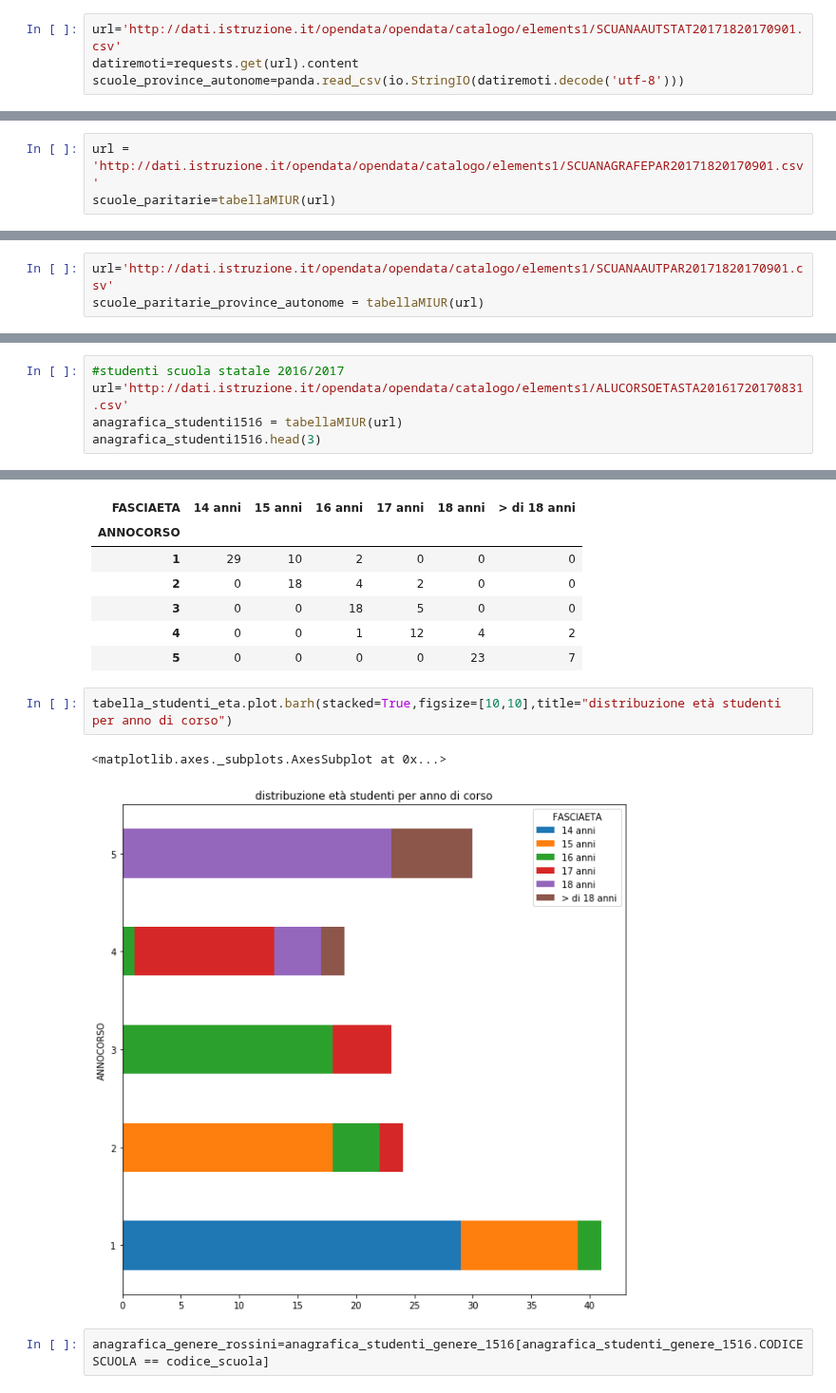
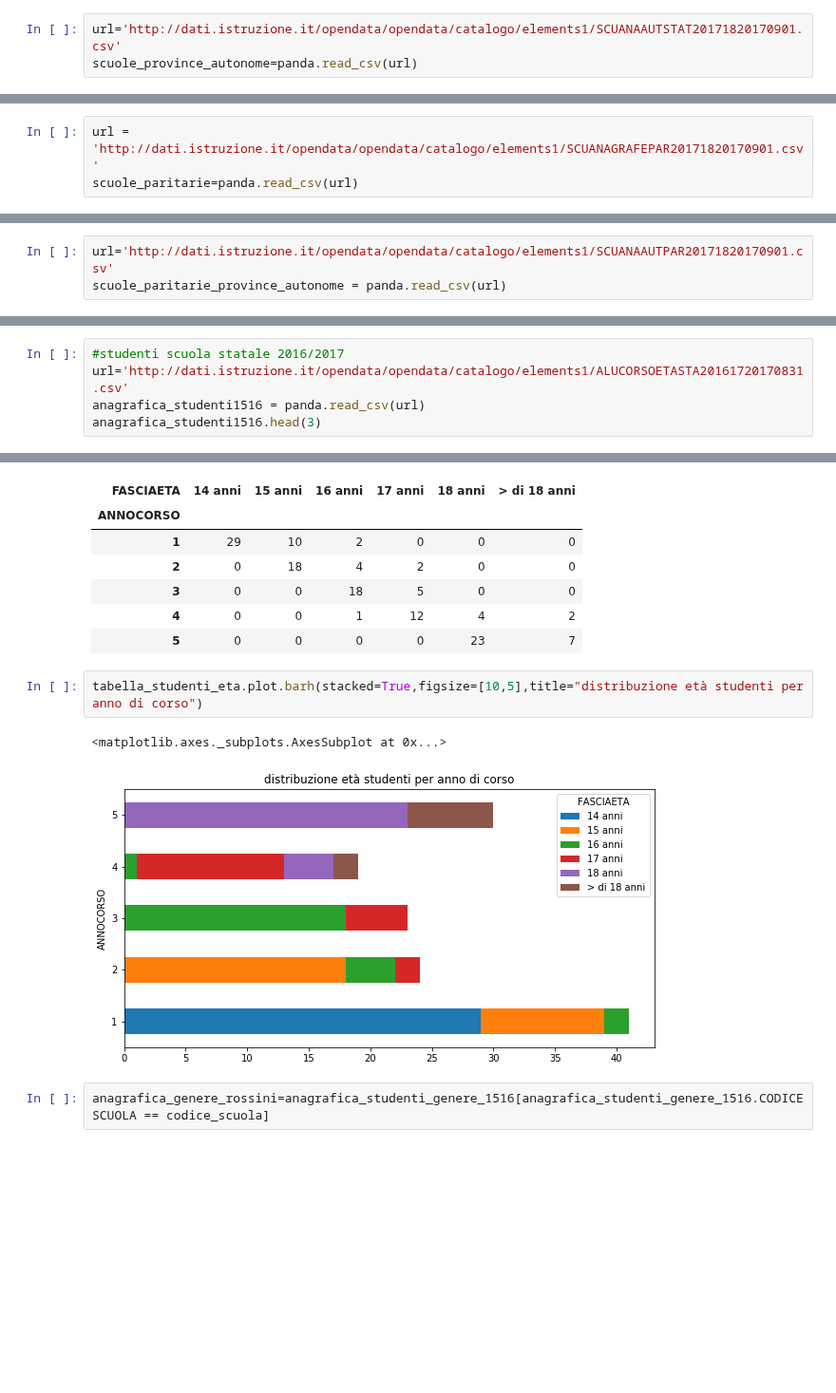
Before and after one commit to napo/opendatamiur, a Jupyter notebook: MIUR_OpenData.ipynb, the cells around one changed output, grey strips where cells are left out. Shown at 95% size. Cells and saved outputs as stored; diff of their text form; blank space fills up the shorter version.

```diff
--- a/MIUR_OpenData.ipynb
+++ b/MIUR_OpenData.ipynb
@@ -254,5 +246,4 @@ andiamo ad aggiungere le scuole delle province autonome che si trovano a questo
 http://dati.istruzione.it/opendata/opendata/catalogo/elements1/SCUANAAUTSTAT20171820170901.csv
 # %%
 url='http://dati.istruzione.it/opendata/opendata/catalogo/elements1/SCUANAAUTSTAT20171820170901.csv'
-datiremoti=requests.get(url).content
-scuole_province_autonome=panda.read_csv(io.StringIO(datiremoti.decode('utf-8')))
+scuole_province_autonome=panda.read_csv(url)
@@ -399,7 +376,7 @@ http://dati.istruzione.it/opendata/opendata/catalogo/elements1/SCUANAGRAFEPAR201
 Questa volta però uso la funzione definita prima: tabellaMIUR(url)
 # %%
 url = 'http://dati.istruzione.it/opendata/opendata/catalogo/elements1/SCUANAGRAFEPAR20171820170901.csv'
-scuole_paritarie=tabellaMIUR(url)
+scuole_paritarie=panda.read_csv(url)
 # %%
 scuole_paritarie.shape
 # %% [output]
@@ -436,7 +413,7 @@ Name: REGIONE, dtype: object
 http://dati.istruzione.it/opendata/opendata/catalogo/elements1/SCUANAAUTPAR20171820170901.csv
 # %%
 url='http://dati.istruzione.it/opendata/opendata/catalogo/elements1/SCUANAAUTPAR20171820170901.csv'
-scuole_paritarie_province_autonome = tabellaMIUR(url)
+scuole_paritarie_province_autonome = panda.read_csv(url)
 # %%
 scuole_paritarie_province_autonome.shape
 # %% [output]
@@ -613,7 +590,7 @@ raggiungibilita.head(3)
 # %%
 #studenti scuola statale 2016/2017
 url='http://dati.istruzione.it/opendata/opendata/catalogo/elements1/ALUCORSOETASTA20161720170831.csv'
-anagrafica_studenti1516 = tabellaMIUR(url)
+anagrafica_studenti1516 = panda.read_csv(url)
 anagrafica_studenti1516.head(3)
 # %% [output]
 |  | ANNOSCOLASTICO | CODICESCUOLA | ORDINESCUOLA | ANNOCORSO | FASCIAETA | ALUNNI |
@@ -768,10 +745,10 @@ tabella_studenti_eta
 | 4 | 0 | 0 | 1 | 12 | 4 | 2 |
 | 5 | 0 | 0 | 0 | 0 | 23 | 7 |
 # %%
-tabella_studenti_eta.plot.barh(stacked=True,figsize=[10,10],title="distribuzione età studenti per anno di corso")
+tabella_studenti_eta.plot.barh(stacked=True,figsize=[10,5],title="distribuzione età studenti per anno di corso")
 # %% [output]
 <matplotlib.axes._subplots.AxesSubplot at 0x...>
-[figure, old version]
+[figure, new version]
 # %%
 anagrafica_genere_rossini=anagrafica_studenti_genere_1516[anagrafica_studenti_genere_1516.CODICESCUOLA == codice_scuola]
 # %%
```
Also changed, not shown: parts of 17 cells of this notebook.
